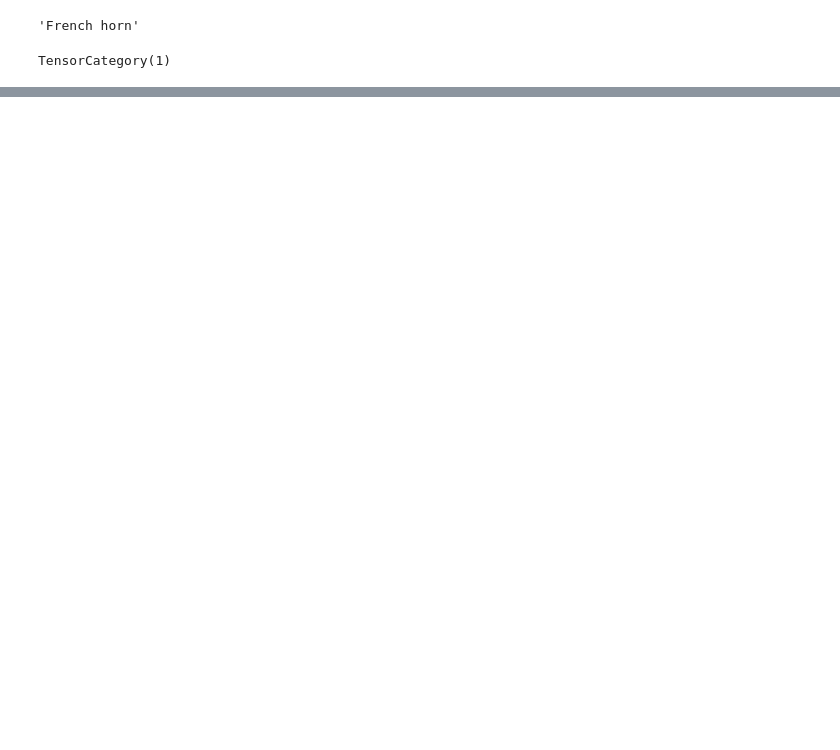
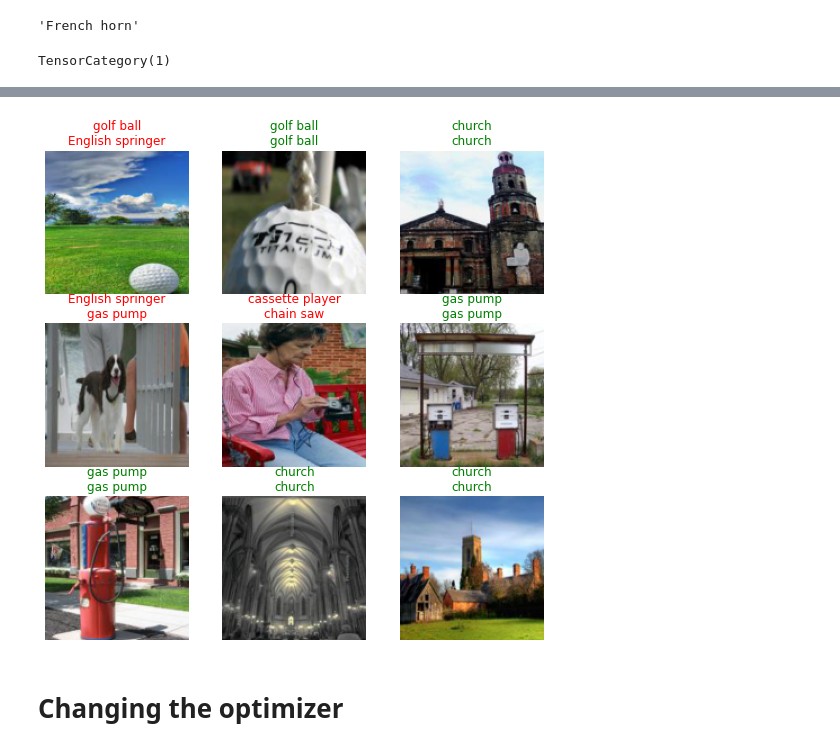
Before and after one commit to samirgadkari/fastai_pytorch_book, a Jupyter notebook: Tutorials_Imagenette.ipynb, the cells around one changed output, grey strips where cells are left out. Drawn from its saved outputs; the diff is of its cells as text; code cells hidden in the pictures; blank space fills up the shorter version.

```diff
--- a/Tutorials_Imagenette.ipynb
+++ b/Tutorials_Imagenette.ipynb
@@ -188,0 +298,33 @@ Show in docs
+# %%
+# Here is a custom loss function doing label smoothing.
+# We can pass this loss function to Learner.
+class LabelSmoothingCE(Module):
+    def __init__(self, eps=0.1, reduction='mean'): self.eps,self.reduction = eps,reduction
+
+    # This the loss function (output, target) -> loss.
+    def forward(self, output, target):
+        c = output.size()[-1]
+        log_preds = F.log_softmax(output, dim=-1)
+        if self.reduction=='sum': loss = -log_preds.sum()
+        else:
+            loss = -log_preds.sum(dim=-1) #We divide by that size at the return line so sum and not mean
+            if self.reduction=='mean':  loss = loss.mean()
+        return loss*self.eps/c + (1-self.eps) * F.nll_loss(log_preds, target.long(), reduction=self.reduction)
+
+    # since this loss function combines activation (softmax) with the actual loss,
+    # we implement activation that take the softmax of the output.
+    # This is what will make Learner.get_preds or Learner.predict return
+    # the actual predictions instead of the final activations.
+    def activation(self, out): return F.softmax(out, dim=-1)
+
+    # decodes changes the outputs of the model to put them in the same format
+    # as the targets (one int for each sample in the batch size) by taking
+    # the argmax of the predictions.
+    def decodes(self, out):    return out.argmax(dim=-1)
+# %%
+learn = Learner(dls, xresnet34(n_out=10), loss_func=LabelSmoothingCE(), metrics=accuracy)
+
+# It's not training as well as before because label smoothing is a regularizing technique,
+# so it needs more epochs to really kick in and give better results.
+# %%
+learn.fit_one_cycle(5, 1e-3)
@@ -188,0 +345,3 @@ Show in docs
+# %%
+learn.show_results()
+# %% [output]
@@ -188,0 +349,3 @@ Show in docs
+[figure, added]
+# %% [markdown]
+# Changing the optimizer
```
Also changed, not shown: parts of 47 cells of this notebook.
